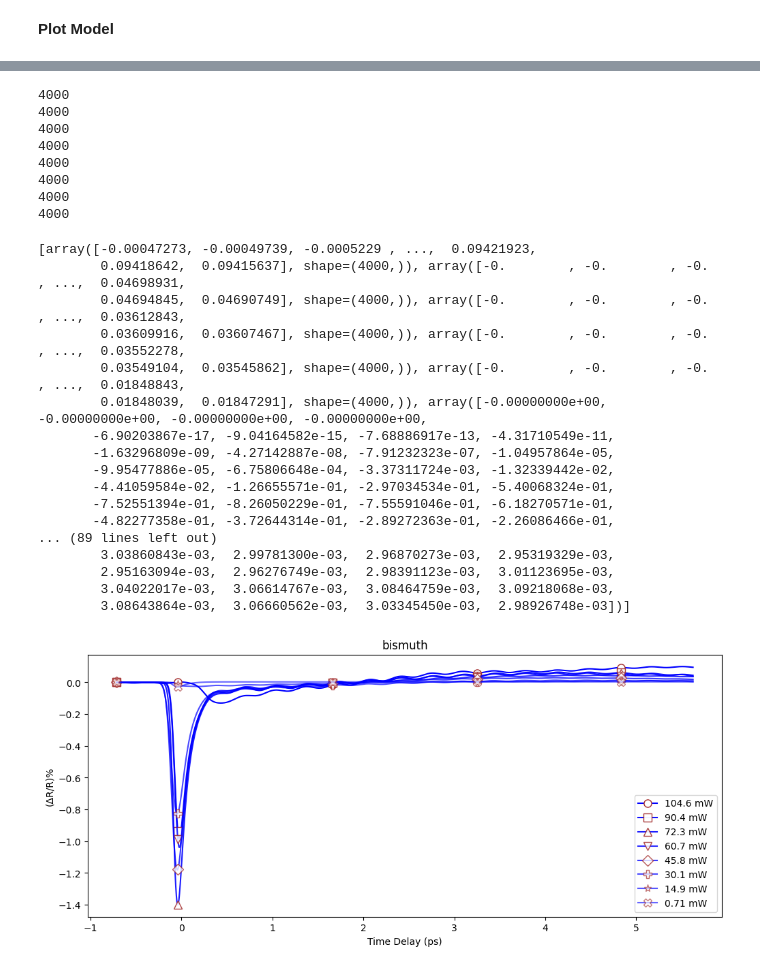
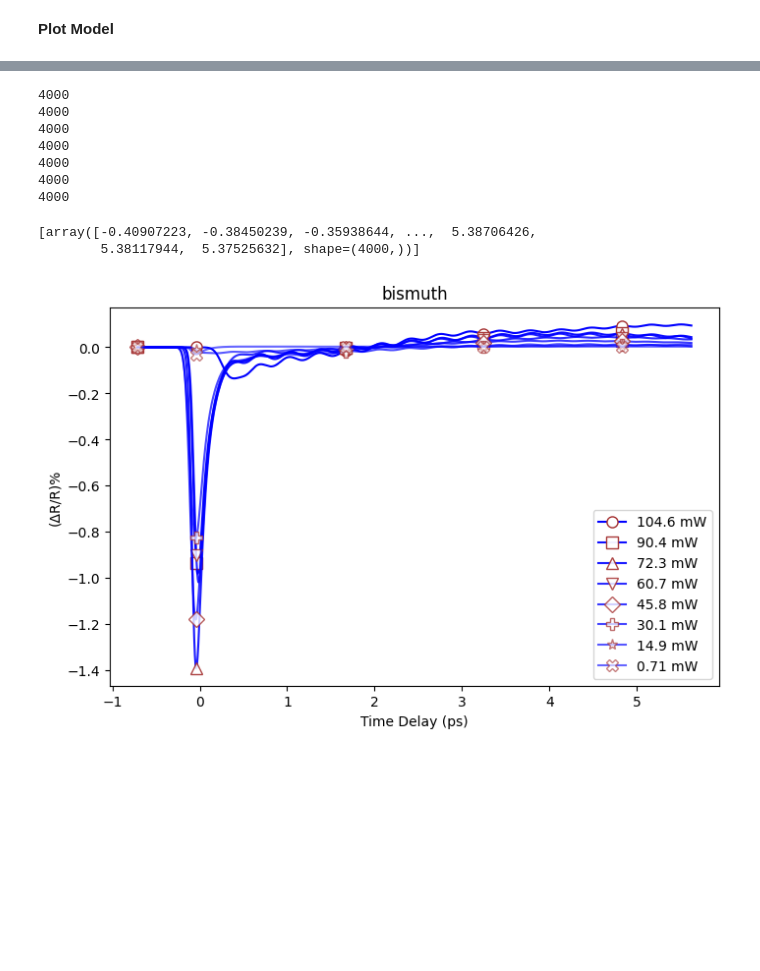
Before and after one commit to nwillen50/Physics_191, a Jupyter notebook: Ultrafast Laser Spectroscopy/Coherent Phonon Generation/regression.ipynb, the cells around one changed output, grey strips where cells are left out. Saved outputs shown, nothing was run; the diff lists cells and outputs as text; code cells hidden in the pictures; blank space fills up the shorter version.

Commit message:
graphs

```diff
--- a/Ultrafast Laser Spectroscopy/Coherent Phonon Generation/regression.ipynb
+++ b/Ultrafast Laser Spectroscopy/Coherent Phonon Generation/regression.ipynb
@@ -14,10 +14,10 @@ from helpers import process, osc_initial_params
 ### Process File
 # %%
 # Metals: bismuth & antimony
-metal = "antimony"
+metal = "bismuth"
 
 # Power: 0.71, 14.9, 30.1, 45.8, 60.7, 72.3, 90.4, 104.6
-power = "104.6"
+power = "0.71"
 
 # Baseline: initial level
 baseline = 5
@@ -25,7 +25,11 @@ baseline = 5
 voltage_np, time_np = process(metal, power, baseline) # Processes file
 
 
-t0 = 139.18162010600014
+# antimony: 139.18162010600014, bismuth: 139.14225954276674
+if metal == "antimony":
+    t0 = 139.18162010600014
+if metal == "bismuth":
+    t0 = 139.14225954276674
 
 time_np = time_np-t0
 # %% [markdown]
@@ -115,9 +122,9 @@ plt.show()
 dt = np.mean(np.diff(time_np))
 
 # Produces range of frequencies from oscillation and time data
-freqs = rfftfreq(len(osc), dt)
+freqs = rfftfreq(len(osc[20:]), dt)
 # Foruier transforms data and makes it all positive
-spectrum = np.abs(rfft(osc))**2
+spectrum = np.abs(rfft(osc[20:]))**2
 
 
 # Plot frequency data
@@ -128,7 +135,7 @@ plt.ylabel("|F(\u03c9)|\u00B2")
 plt.title(f"{metal}, {power} mW FT")
 plt.xlim(0, 10)
 
-# fig.savefig(f"antimony_FT.pdf", dpi=300, bbox_inches="tight")
+# fig.savefig(f"bismuth_FT.pdf", dpi=300, bbox_inches="tight")
 
 plt.show()
 # %% [output]
@@ -176,10 +183,10 @@ def osc_model(t, tau0, A01, tau01, w01, phi01, A02, tau02, w02, phi02):
 **Initial Guess, Bounds and Curve Fit**
 # %%
 # Guess and Bounds
-p0, bounds = osc_initial_params(time_np, osc, t0, tau0)
+p0, bounds = osc_initial_params(time_np[24:], osc[24:], t0, tau0)
 
 # Curve Fit
-popt, pcov = curve_fit(osc_model, time_np, osc, p0=p0, bounds=bounds, maxfev=80000)
+popt, pcov = curve_fit(osc_model, time_np[24:], osc[24:], p0=p0, bounds=bounds, maxfev=80000)
 # %% [markdown]
 **Plot Model**
 # %%
@@ -289,55 +303,39 @@ for c in curves:
 4000
 4000
 4000
-4000
 # %%
 print(curves)
 # %% [output]
-[array([-0.00047273, -0.00049739, -0.0005229 , ...,  0.09421923,
-        0.09418642,  0.09415637], shape=(4000,)), array([-0.        , -0.        , -0.        , ...,  0.04698931,
-        0.04694845,  0.04690749], shape=(4000,)), array([-0.        , -0.        , -0.        , ...,  0.03612843,
-        0.03609916,  0.03607467], shape=(4000,)), array([-0.        , -0.        , -0.        , ...,  0.03552278,
-        0.03549104,  0.03545862], shape=(4000,)), array([-0.        , -0.        , -0.        , ...,  0.01848843,
-        0.01848039,  0.01847291], shape=(4000,)), array([-0.00000000e+00, -0.00000000e+00, -0.00000000e+00, -0.00000000e+00,
-       -6.90203867e-17, -9.04164582e-15, -7.68886917e-13, -4.31710549e-11,
-       -1.63296809e-09, -4.27142887e-08, -7.91232323e-07, -1.04957864e-05,
-       -9.95477886e-05, -6.75806648e-04, -3.37311724e-03, -1.32339442e-02,
-       -4.41059584e-02, -1.26655571e-01, -2.97034534e-01, -5.40068324e-01,
-       -7.52551394e-01, -8.26050229e-01, -7.55591046e-01, -6.18270571e-01,
-       -4.82277358e-01, -3.72644314e-01, -2.89272363e-01, -2.26086466e-01,
-... (89 lines left out)
-        3.03860843e-03,  2.99781300e-03,  2.96870273e-03,  2.95319329e-03,
-        2.95163094e-03,  2.96276749e-03,  2.98391123e-03,  3.01123695e-03,
-        3.04022017e-03,  3.06614767e-03,  3.08464759e-03,  3.09218068e-03,
-        3.08643864e-03,  3.06660562e-03,  3.03345450e-03,  2.98926748e-03])]
+[array([-0.40907223, -0.38450239, -0.35938644, ...,  5.38706426,
+        5.38117944,  5.37525632], shape=(4000,))]
 # %%
-fig = plt.figure(figsize=(12, 5))  # wider figure, same data range
+fig = plt.figure(figsize=(8,5))  # wider figure, same data range
 n = len(curves)
 
 markers = ['o', 's', '^', 'v', 'D', 'P', '*', 'X', '<', '>']
 
 for i, curve in enumerate(curves):
 
     power = powers[i]
 
     alpha = 1.0 - 0.4 * (i / (n - 1)) if n > 1 else 1.0
     plt.plot(t_smooth, curve,
              color='blue', alpha=alpha,
              marker=markers[i % len(markers)],
              markevery= [0, 425, 1500, 2500, 3500],
              markerfacecolor='white',
              markeredgecolor='#A32D2D',
              markersize=8,
              label=f"{power} mW")
 plt.title(f"{metal}")
 plt.xlabel("Time Delay (ps)")
 if metal == "bismuth":
     plt.ylabel("(\u0394R/R)%")
 else:
     plt.ylabel("Voltage (\u00B5V)")
 plt.legend()
-fig.savefig(f"bismuth_models.pdf", dpi=300, bbox_inches="tight")
+fig.savefig(f"{metal}_models.pdf", dpi=300, bbox_inches="tight")
 
 plt.show()
 # %% [output]
-[figure, old version]
+[figure, new version]
```
Also changed, not shown: parts of 8 cells of this notebook, 24 other files.
